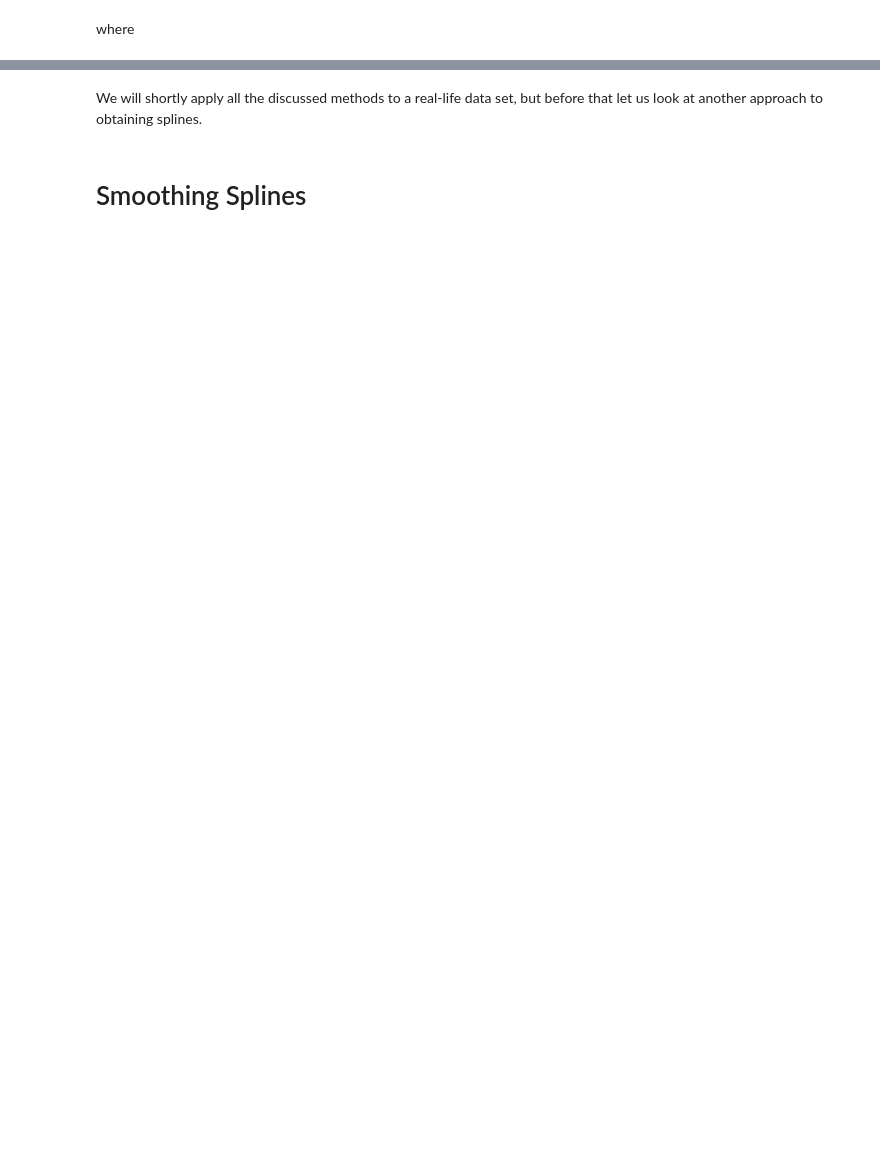
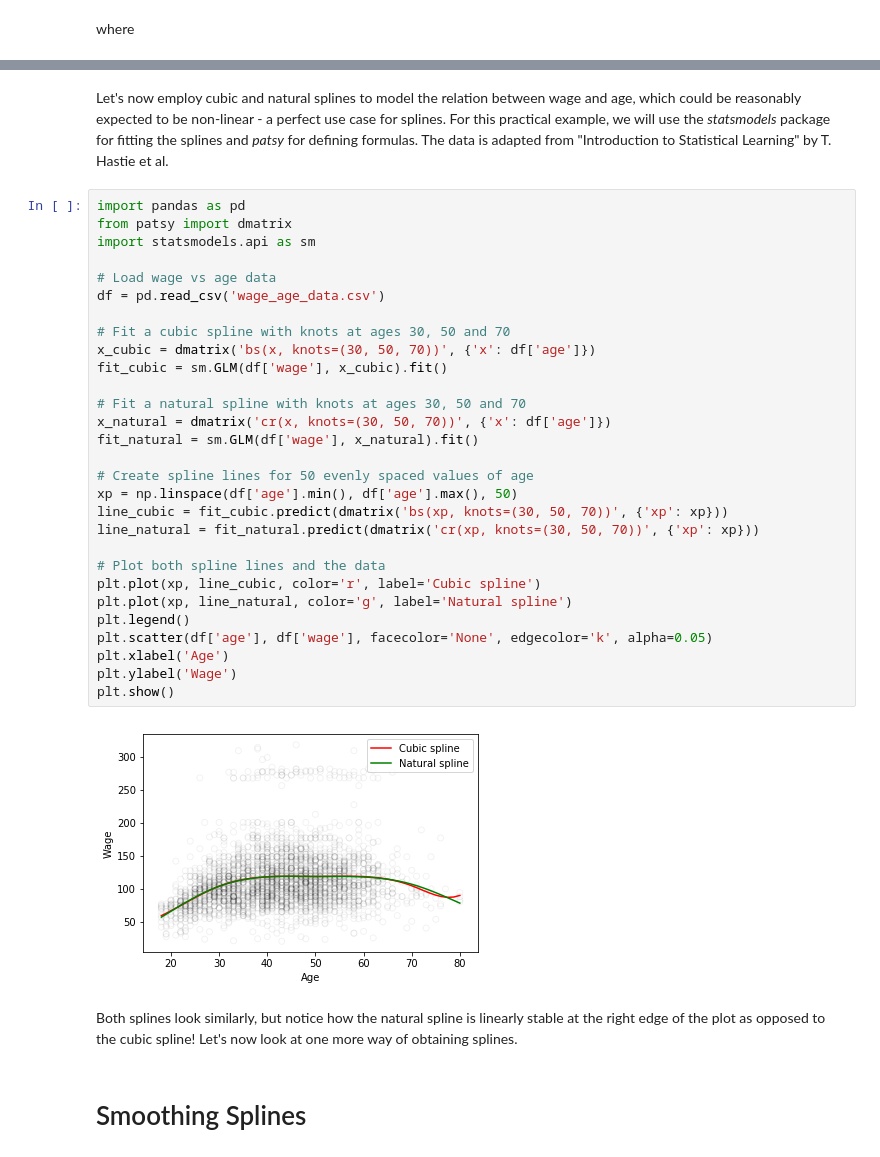
Before and after one commit to MichalOleszak/KnowledgeBank, a Jupyter notebook: tutorials/piecewise_polynomials_and_splines/piecewise_polynomials_and_splines.ipynb, the cells around one changed output, grey strips where cells are left out. Saved outputs shown, nothing was run; the diff lists cells and outputs as text; blank space fills up the shorter version.

Commit message:
[UPD] Splines tutorial

```diff
--- a/tutorials/piecewise_polynomials_and_splines/piecewise_polynomials_and_splines.ipynb
+++ b/tutorials/piecewise_polynomials_and_splines/piecewise_polynomials_and_splines.ipynb
@@ -200,8 +200,41 @@ where
 <p align="center">
 <img src="img/natural_spline_where.png" width=250 height=400 style="display: block; margin: auto;" />
 </p>
-# %% [markdown]
-We will shortly apply all the discussed methods to a real-life data set, but before that let us look at another approach to obtaining splines.
+# %% [markdown]
+Let's now employ cubic and natural splines to model the relation between wage and age, which could be reasonably expected to be non-linear - a perfect use case for splines. For this practical example, we will use the *statsmodels* package for fitting the splines and *patsy* for defining formulas. The data is adapted from "Introduction to Statistical Learning" by T. Hastie et al.
+# %%
+import pandas as pd
+from patsy import dmatrix
+import statsmodels.api as sm
+
+# Load wage vs age data
+df = pd.read_csv('wage_age_data.csv')
+
+# Fit a cubic spline with knots at ages 30, 50 and 70
+x_cubic = dmatrix('bs(x, knots=(30, 50, 70))', {'x': df['age']})
+fit_cubic = sm.GLM(df['wage'], x_cubic).fit()
+
+# Fit a natural spline with knots at ages 30, 50 and 70
+x_natural = dmatrix('cr(x, knots=(30, 50, 70))', {'x': df['age']})
+fit_natural = sm.GLM(df['wage'], x_natural).fit()
+
+# Create spline lines for 50 evenly spaced values of age
+xp = np.linspace(df['age'].min(), df['age'].max(), 50)
+line_cubic = fit_cubic.predict(dmatrix('bs(xp, knots=(30, 50, 70))', {'xp': xp}))
+line_natural = fit_natural.predict(dmatrix('cr(xp, knots=(30, 50, 70))', {'xp': xp}))
+
+# Plot both spline lines and the data
+plt.plot(xp, line_cubic, color='r', label='Cubic spline')
+plt.plot(xp, line_natural, color='g', label='Natural spline')
+plt.legend()
+plt.scatter(df['age'], df['wage'], facecolor='None', edgecolor='k', alpha=0.05)
+plt.xlabel('Age')
+plt.ylabel('Wage')
+plt.show()
+# %% [output]
+[figure, added]
+# %% [markdown]
+Both splines look similarly, but notice how the natural spline is linearly stable at the right edge of the plot as opposed to the cubic spline! Let's now look at one more way of obtaining splines.
 # %% [markdown]
 # Smoothing Splines
 # %% [markdown]
```
Also changed, not shown: parts of 4 cells of this notebook, 1 other file.
